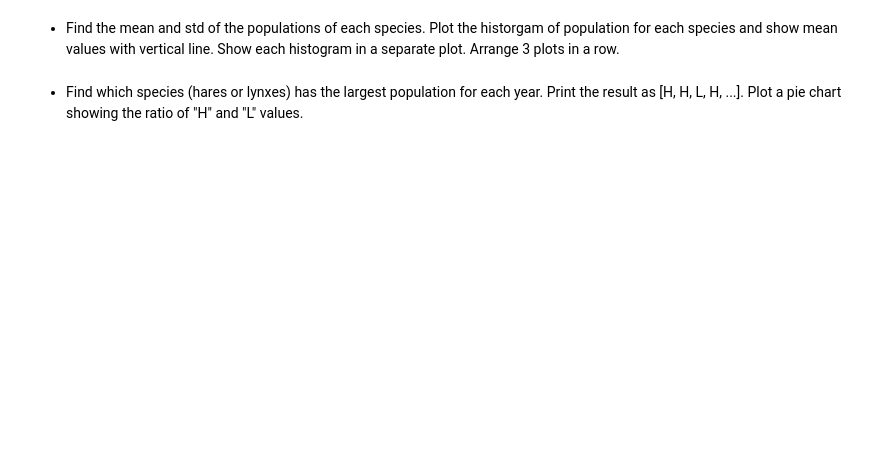
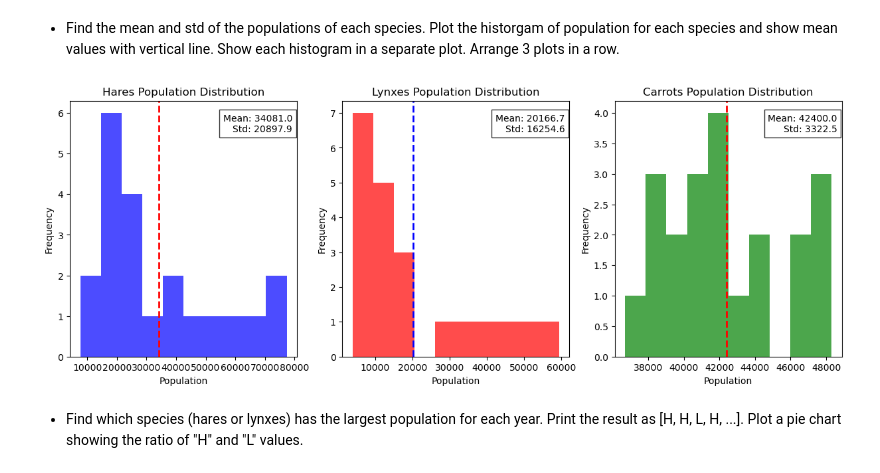
Before and after one commit to KabanovDI/HomeWork, a Jupyter notebook: hw2.ipynb, the cells around one changed output. Cells and saved outputs as stored; diff of their text form; code cells hidden in the pictures; blank space fills up the shorter version.

```diff
--- a/hw2.ipynb
+++ b/hw2.ipynb
@@ -72,4 +164,47 @@ The data in [populations.txt](https://drive.google.com/file/d/1Bq7qVzbZIOd058Vob
 # %% [markdown]
 - Find the mean and std of the populations of each species. Plot the historgam of population for each species and show mean values with vertical line. Show each histogram in a separate plot. Arrange 3 plots in a row.
+# %%
+
+# Считаем статистику
+hares_mean, hares_std = np.mean(hares), np.std(hares)
+lynxes_mean, lynxes_std = np.mean(lynxes), np.std(lynxes)
+carrots_mean, carrots_std = np.mean(carrots), np.std(carrots)
+
+# Создаём 3 графика
+fig, (ax1, ax2, ax3) = plt.subplots(1, 3, figsize=(15, 5))
+
+# График для кроликов
+ax1.hist(hares, bins=10, color='blue', alpha=0.7)
+ax1.axvline(hares_mean, color='red', linestyle='dashed', linewidth=2)
+ax1.set_title('Hares Population Distribution')
+ax1.set_xlabel('Population')
+ax1.set_ylabel('Frequency')
+ax1.text(0.98, 0.95, f'Mean: {hares_mean:.1f}\nStd: {hares_std:.1f}',
+         transform=ax1.transAxes, ha='right', va='top',
+         bbox=dict(facecolor='white', alpha=0.8))
+
+# Рыси
+ax2.hist(lynxes, bins=10, color='red', alpha=0.7)
+ax2.axvline(lynxes_mean, color='blue', linestyle='dashed', linewidth=2)
+ax2.set_title('Lynxes Population Distribution')
+ax2.set_xlabel('Population')
+ax2.set_ylabel('Frequency')
+ax2.text(0.98, 0.95, f'Mean: {lynxes_mean:.1f}\nStd: {lynxes_std:.1f}',
+         transform=ax2.transAxes, ha='right', va='top',
+         bbox=dict(facecolor='white', alpha=0.8))
+
+# Морковь
+ax3.hist(carrots, bins=10, color='green', alpha=0.7)
+ax3.axvline(carrots_mean, color='red', linestyle='dashed', linewidth=2)
+ax3.set_title('Carrots Population Distribution')
+ax3.set_xlabel('Population')
+ax3.set_ylabel('Frequency')
+ax3.text(0.98, 0.95, f'Mean: {carrots_mean:.1f}\nStd: {carrots_std:.1f}',
+         transform=ax3.transAxes, ha='right', va='top',
+         bbox=dict(facecolor='white', alpha=0.8))
+
+plt.show()
+# %% [output]
+[figure, added]
 # %% [markdown]
 - Find which species (hares or lynxes) has the largest population for each year. Print the result as [H, H, L, H, ...]. Plot a pie chart showing the ratio of "H" and "L" values.
```
Also changed, not shown: parts of 7 cells of this notebook.
